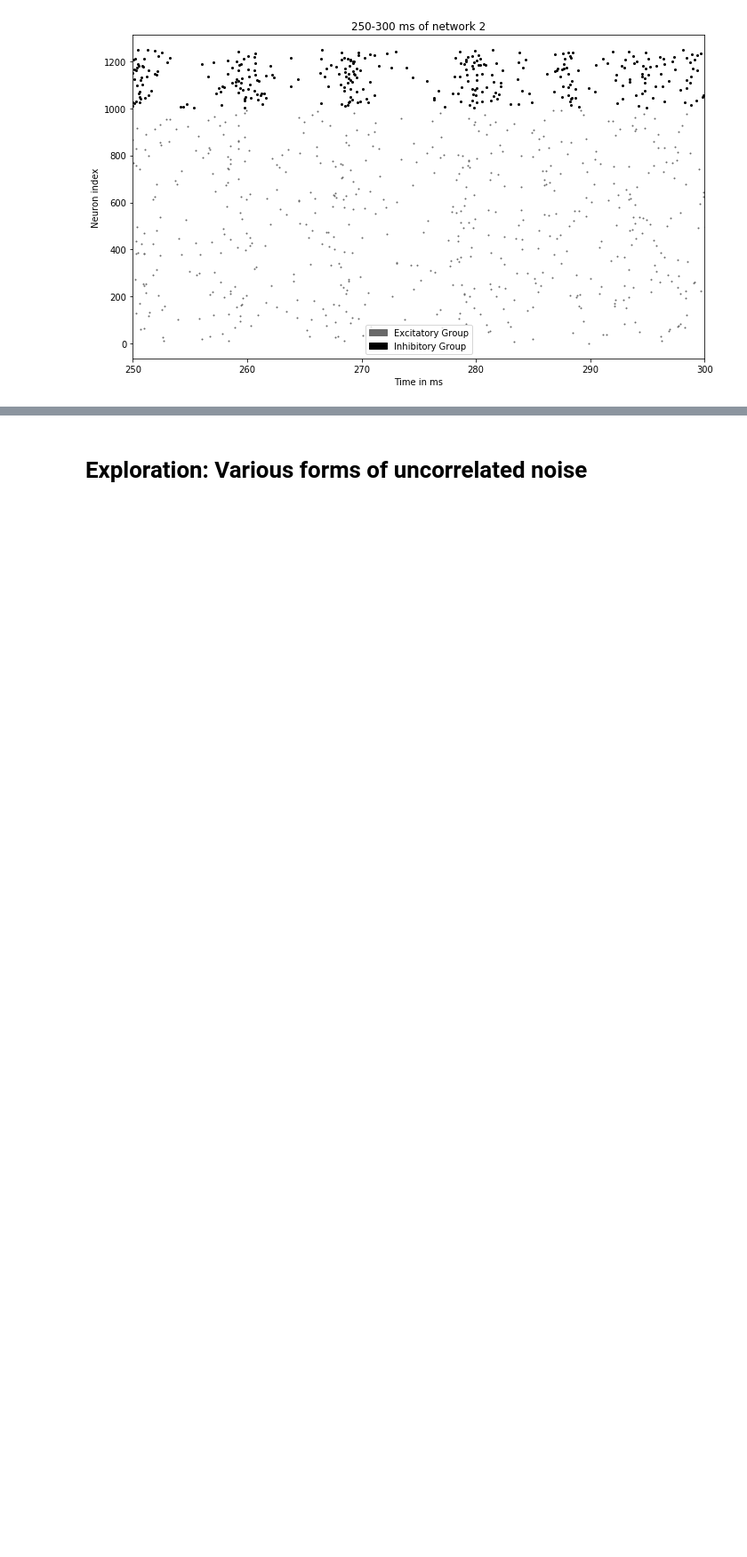
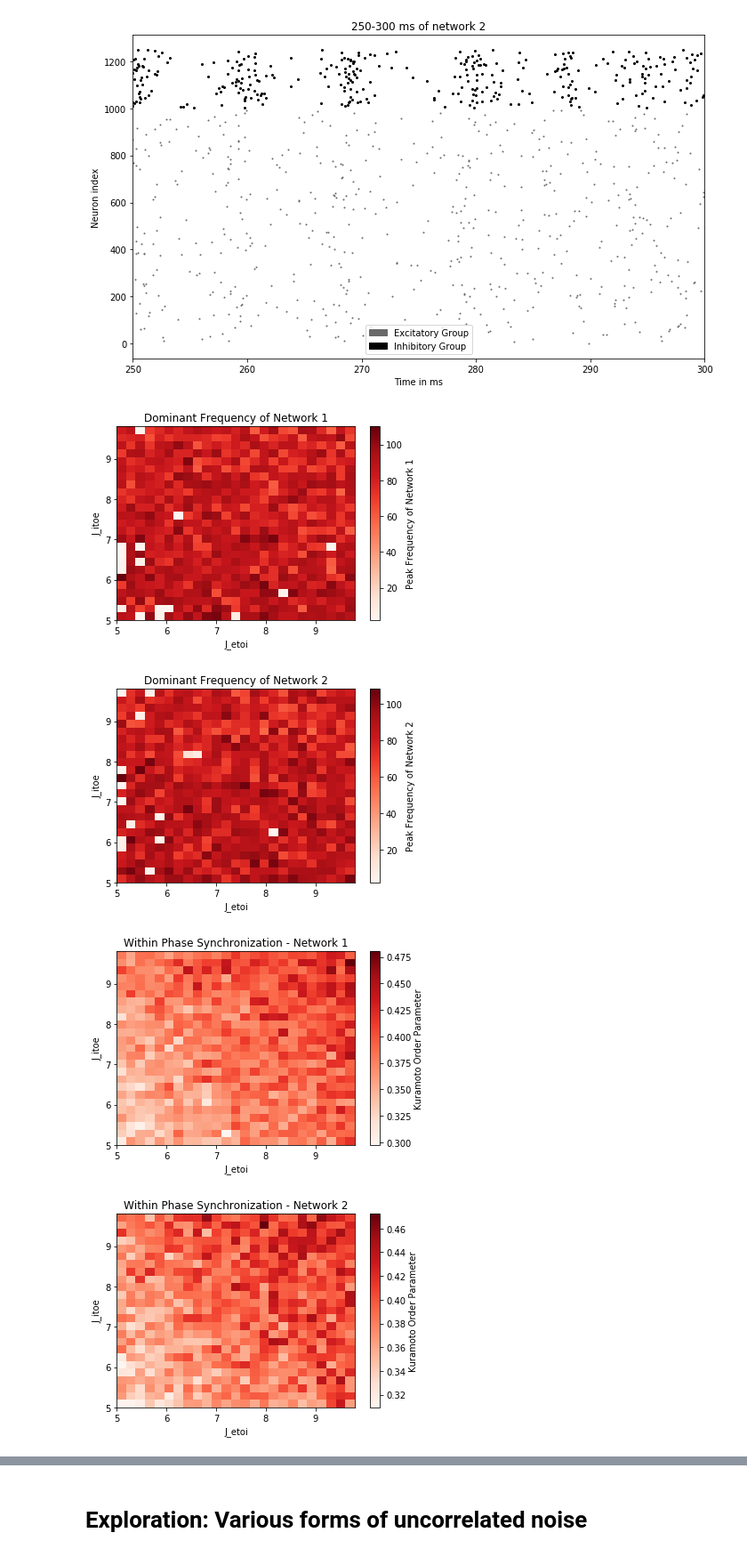
Before and after one commit to ChristophMetzner/Synchronization-by-Uncorrelated-Noise, a Jupyter notebook: notebooks/coupled_network_exploration.ipynb, the cells around one changed output, grey strips where cells are left out. Shown at 89% size. Cells and saved outputs as stored; diff of their text form; code cells hidden in the pictures; blank space fills up the shorter version.

```diff
--- a/notebooks/coupled_network_exploration.ipynb
+++ b/notebooks/coupled_network_exploration.ipynb
@@ -53,3 +51,18 @@ plots.plot_results(ex.results[300])
 [figure]
 [figure]
 [figure]
+# %%
+ex = mopet.Exploration(
+    runner.run_in_mopet,
+    explore_params={},
+    hdf_filename=f"{constants.MODELS_PATH}/exploration.h5",
+    exploration_name="synaptic_weights_3"
+)
+ex.load_results(all=True)
+# %%
+plots.plot_exploration(ex)
+# %% [output]
+[figure, added]
+[figure, added]
+[figure, added]
+[figure, added]
```
Also changed, not shown: parts of 8 cells of this notebook, 3 other files.
